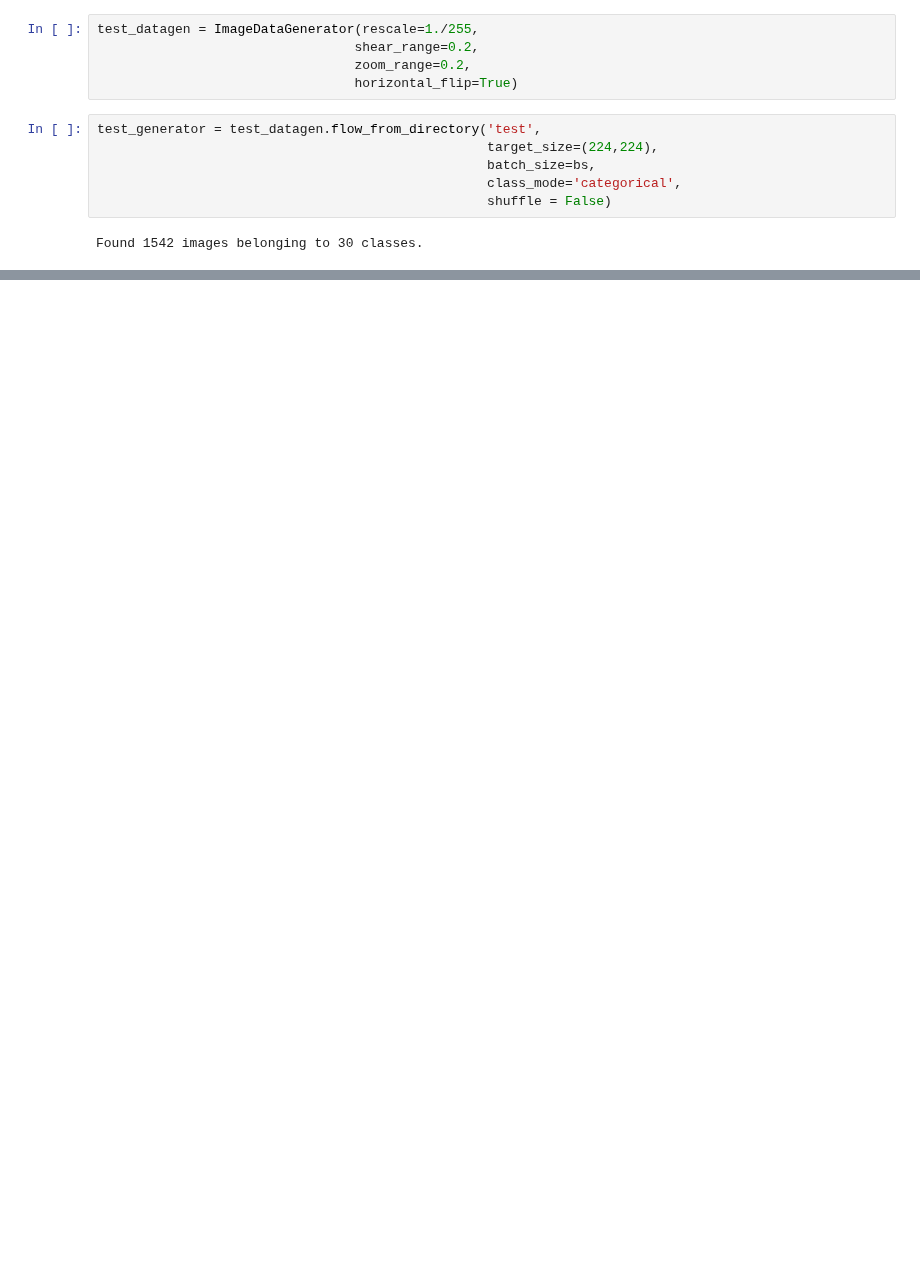
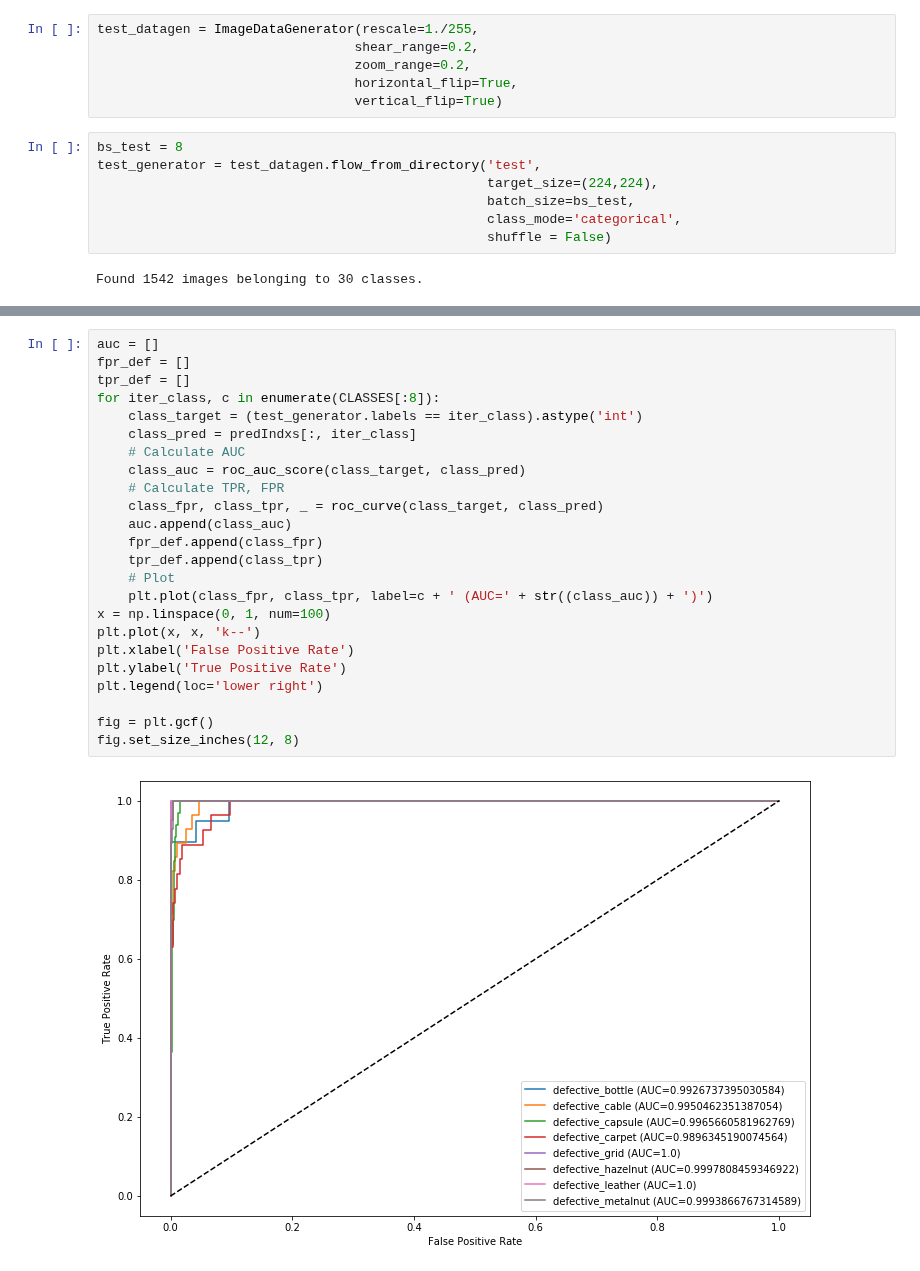
Before and after one commit to mahesh-sudhakar/NEU_XAI, a Jupyter notebook: MVTec.ipynb, the cells around one changed output, grey strips where cells are left out. Saved outputs shown, nothing was run; the diff lists cells and outputs as text; blank space fills up the shorter version.

```diff
--- a/MVTec.ipynb
+++ b/MVTec.ipynb
@@ -206,11 +219,13 @@ GPU RAM Free: 7537MB | Used: 8743MB | Util  54% | Total 16280MB
 test_datagen = ImageDataGenerator(rescale=1./255,
                                  shear_range=0.2,
                                  zoom_range=0.2,
-                                 horizontal_flip=True)
+                                 horizontal_flip=True,
+                                 vertical_flip=True)
 # %%
+bs_test = 8
 test_generator = test_datagen.flow_from_directory('test',
                                                   target_size=(224,224),
-                                                  batch_size=bs,
+                                                  batch_size=bs_test,
                                                   class_mode='categorical',
                                                   shuffle = False)
 # %% [output]
@@ -219,0 +254,26 @@ predIndxs = model.predict_generator(test_generator,steps = (test_generator.n//te
+# %%
+auc = []
+fpr_def = []
+tpr_def = []
+for iter_class, c in enumerate(CLASSES[:8]):
+    class_target = (test_generator.labels == iter_class).astype('int')
+    class_pred = predIndxs[:, iter_class]
+    # Calculate AUC
+    class_auc = roc_auc_score(class_target, class_pred)
+    # Calculate TPR, FPR
+    class_fpr, class_tpr, _ = roc_curve(class_target, class_pred)
+    auc.append(class_auc)
+    fpr_def.append(class_fpr)
+    tpr_def.append(class_tpr)
+    # Plot
+    plt.plot(class_fpr, class_tpr, label=c + ' (AUC=' + str((class_auc)) + ')')
+x = np.linspace(0, 1, num=100)
+plt.plot(x, x, 'k--')
+plt.xlabel('False Positive Rate')
+plt.ylabel('True Positive Rate')
+plt.legend(loc='lower right')
+
+fig = plt.gcf()
+fig.set_size_inches(12, 8)
+# %% [output]
+[figure, added]
```
Also changed, not shown: parts of 38 cells of this notebook.
